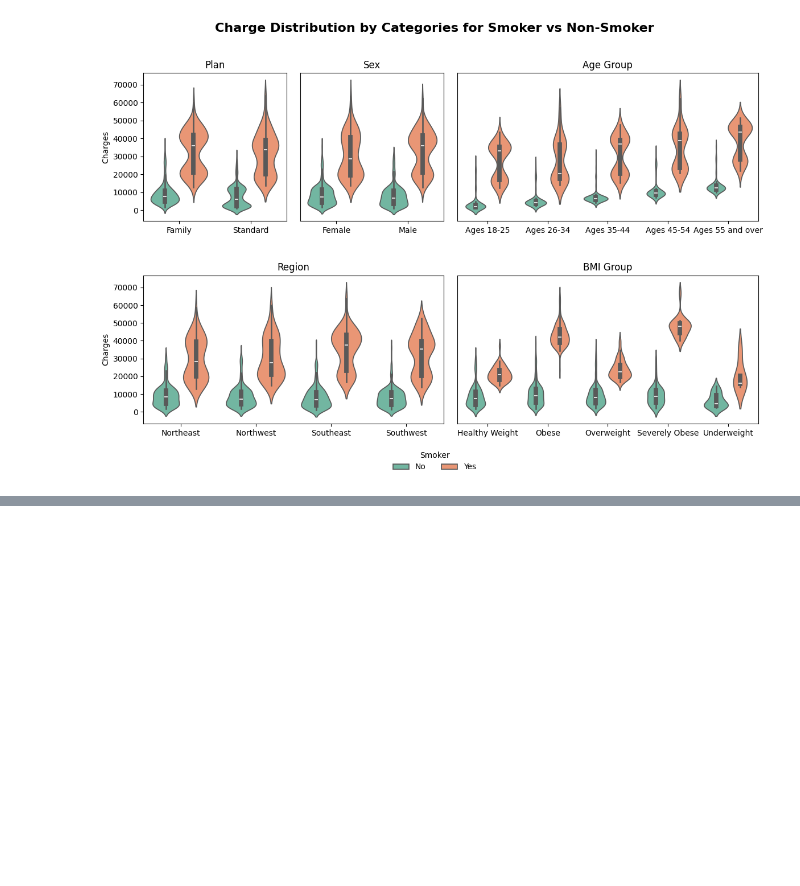
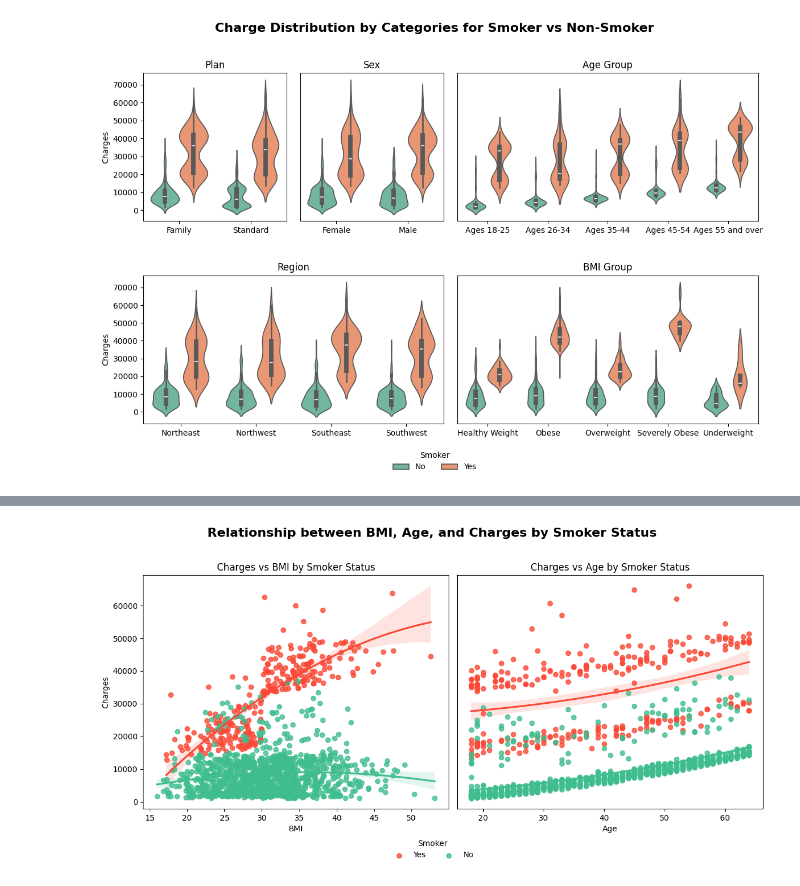
Before and after one commit to petedanielsmith/HealthcareInsuranceDataAnalyticsProject, a Jupyter notebook: jupyter_notebooks/data_visualisation.ipynb, the cells around one changed output, grey strips where cells are left out. Saved outputs shown, nothing was run; the diff lists cells and outputs as text; code cells hidden in the pictures; blank space fills up the shorter version.

Commit message:
Add scatter charts for bmi and age vs charges to notebook (#25)

```diff
--- a/jupyter_notebooks/data_visualisation.ipynb
+++ b/jupyter_notebooks/data_visualisation.ipynb
@@ -292,0 +293,89 @@ The chart above clearly shows that smokers receive higher charges, no matter wha
+# %%
+# Create subplots
+fig, axs = plt.subplots(1, 2, figsize=(12, 6))
+
+# Plot for smokers BMI vs Charges
+sns.regplot(
+    data=insurance[insurance['Smoker'] == 'Yes'],
+    x="BMI", y="Charges",
+    order=2,
+    scatter=True,
+    color="#FA4835",
+    label="Yes",
+    ax=axs[0]
+)
+
+# Plot for non-smokers BMI vs Charges
+sns.regplot(
+    data=insurance[insurance['Smoker'] == 'No'],
+    x="BMI", y="Charges",
+    order=2,
+    scatter=True,
+    color="#40BD8F",
+    label="No",
+    ax=axs[0]
+)
+
+# Set title and hide y-axis label for BMI plot
+axs[0].set_title("Charges vs BMI by Smoker Status")
+axs[0].legend()
+
+# Plot for smokers Age vs Charges
+sns.regplot(
+    data=insurance[insurance['Smoker'] == 'Yes'],
+    x="Age", y="Charges",
+    order=2,
+    scatter=True,
+    color="#FA4835",
+    label="Yes",
+    ax=axs[1]
+)
+
+# Plot for non-smokers Age vs Charges
+sns.regplot(
+    data=insurance[insurance['Smoker'] == 'No'],
+    x="Age", y="Charges",
+    order=2,
+    scatter=True,
+    color="#40BD8F",
+    label="No",
+    ax=axs[1]
+)
+
+# Set title, hide legend and hide y-axis for Age plot
+axs[1].set_title("Charges vs Age by Smoker Status")
+axs[1].legend()
+axs[1].yaxis.set_visible(False)
+axs[1].set_ylabel('')
+
+# Remove individual legends
+for ax in axs:
+    ax.legend_.remove()
+
+# Shared legend (note axs[0], not ax[0])
+handles, labels = axs[0].get_legend_handles_labels()
+
+# Add shared legend centered below plots
+fig.legend(
+    handles, labels,
+    title='Smoker',
+    loc='lower center',
+    bbox_to_anchor=(0.5, -0.02),
+    ncol=2,
+    frameon=False
+)
+
+# Add overall title
+fig.suptitle('Relationship between BMI, Age, and Charges by Smoker Status', fontsize=16, fontweight='bold')
+
+# Adjust spacing for suptitle
+plt.tight_layout(rect=[0, 0, 1, 0.96])
+
+# make space for the legend
+plt.subplots_adjust(bottom=0.15)
+
+# Save figure and show
+plt.savefig('../charts/charges_vs_bmi_and_age_scatter.png')
+plt.show()
+# %% [output]
+[figure, added]
```
Also changed, not shown: parts of 2 cells of this notebook.
